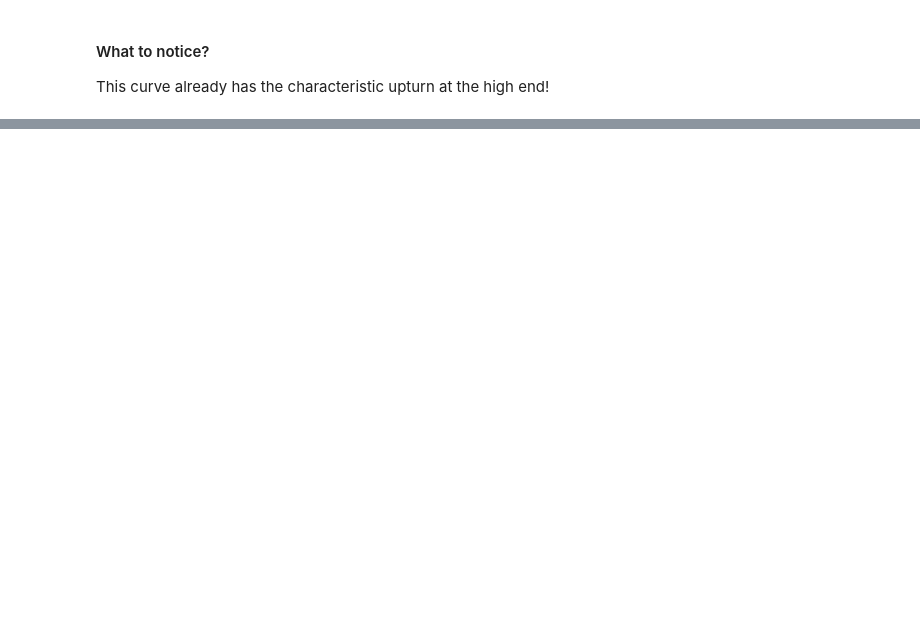
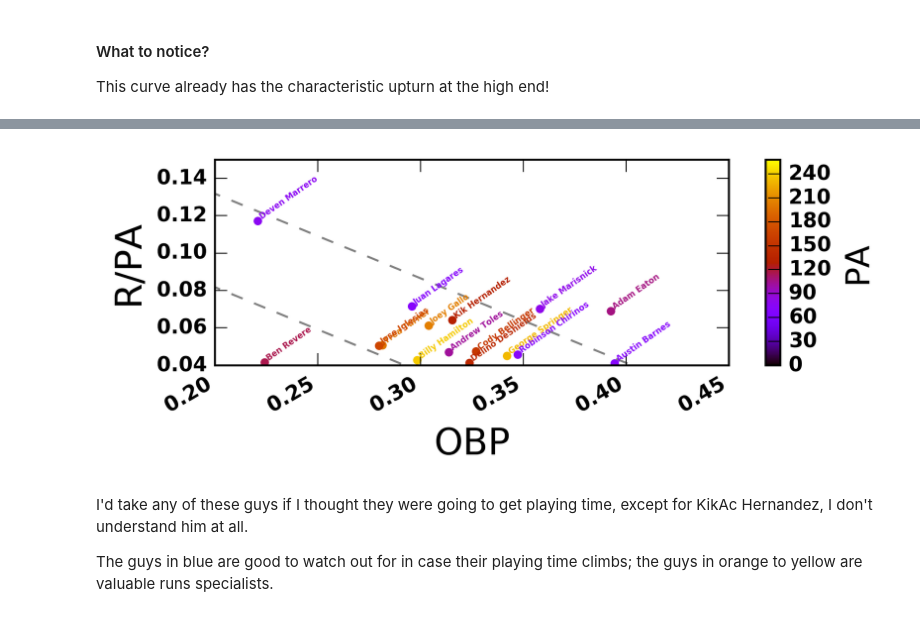
Before and after one commit to fantasy-toolz/2017-MLB-Analysis, a Jupyter notebook: batting_notebooks/R-Update-06-04-2017.ipynb, the cells around one changed output, grey strips where cells are left out. Drawn from its saved outputs; the diff is of its cells as text; code cells hidden in the pictures; blank space fills up the shorter version.

```diff
--- a/batting_notebooks/R-Update-06-04-2017.ipynb
+++ b/batting_notebooks/R-Update-06-04-2017.ipynb
@@ -92,0 +168,52 @@ This curve already has the characteristic upturn at the high end!
+# %%
+fig = plt.figure(figsize=(5,2))
+
+ax = fig.add_axes([0.15,0.15,0.7,0.7])
+ax2 = fig.add_axes([0.9,0.15,0.02,0.7])
+
+obp = (Total2017['H']+Total2017['BB']+Total2017['HBP'])/Total2017['PA']
+rpa = Total2017['R']/Total2017['PA']
+clrs= Total2017['PA']/np.max(Total2017['PA'])
+
+
+# fit a linear model to valid values
+goodw = np.where(Total2017['PA'] > 200.)[0]
+c = np.polyfit(obp[goodw],rpa[goodw],1)
+d = np.poly1d(c)
+
+
+ax.scatter(obp,rpa-d(obp),color=cm.gnuplot(clrs,1.),s=10.)
+ax.set_xlabel('OBP',size=18)
+ax.set_ylabel('R/PA',size=18)
+
+
+
+cmap = mpl.cm.gnuplot; norm = mpl.colors.Normalize(vmin=0., vmax=np.max(Total2017['PA']))
+cb1 = mpl.colorbar.ColorbarBase(ax2, cmap=cmap,norm=norm)
+cb1.set_label('PA',size=16)
+#cb1.set_ticks([90,93,96,99])
+
+
+ax.axis([.2,.45,0.04,0.15])
+
+ax.plot(np.linspace(0.1,0.6,100),0.2-d(np.linspace(0.1,0.6,100)),color='gray',lw=1.,linestyle='dashed')
+ax.plot(np.linspace(0.1,0.6,100),0.15-d(np.linspace(0.1,0.6,100)),color='gray',lw=1.,linestyle='dashed')
+ax.plot(np.linspace(0.1,0.6,100),0.1-d(np.linspace(0.1,0.6,100)),color='gray',lw=1.,linestyle='dashed')
+
+
+
+#ax.plot(np.linspace(0.1,0.6,100),d(np.linspace(0.1,0.6,100)),color='gray',lw=1.,linestyle='dashed')
+
+for label in ax.get_xticklabels(): label.set_rotation(30); label.set_horizontalalignment("right")
+
+
+for indx in range(0,len(Total2017['Name'])):
+    if (rpa[indx] - d(obp[indx]) >= .04) & (rpa[indx] > .12):
+        #print Total2017['Name'][indx]
+        ax.text(obp[indx],rpa[indx]-d(obp[indx]),Total2017['Name'][indx],size=4,rotation=35.,ha='left',va='bottom',color=cm.gnuplot(clrs[indx],1.))
+# %% [output]
+[figure, added]
+# %% [markdown]
+I'd take any of these guys if I thought they were going to get playing time, except for KikAc Hernandez, I don't understand him at all.
+
+The guys in blue are good to watch out for in case their playing time climbs; the guys in orange to yellow are valuable runs specialists.
```
Also changed, not shown: parts of 7 cells of this notebook, 1 other file.
